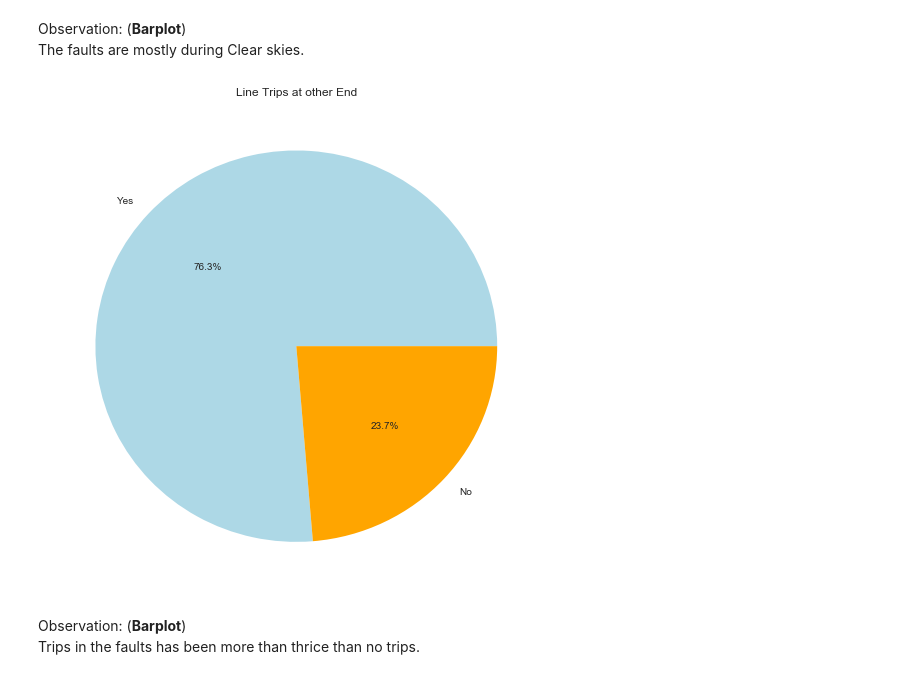
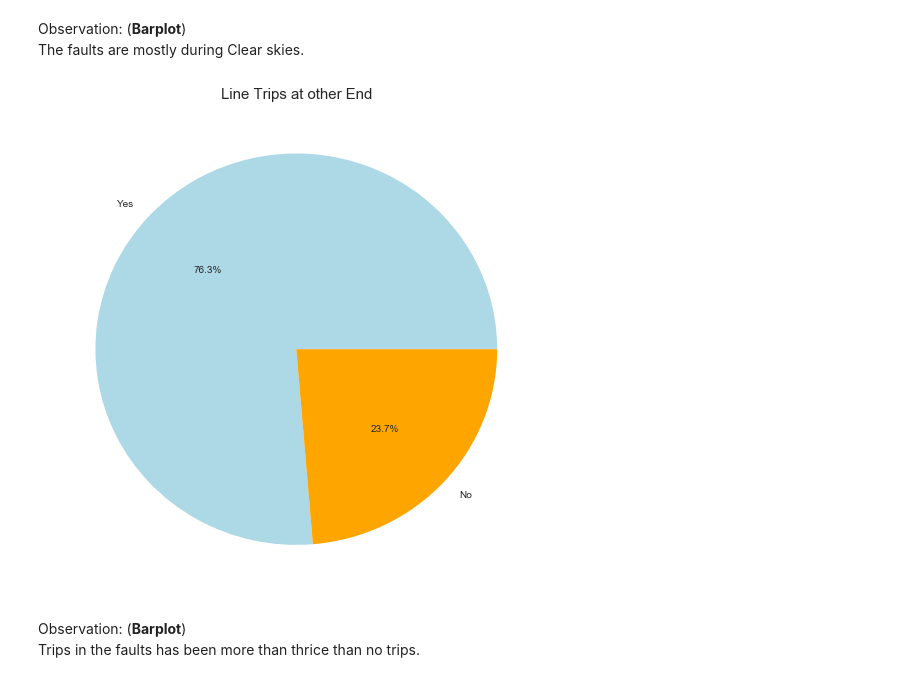
Before and after one commit to hashbanger/Data_Capstone_Mini_Projects, a Jupyter notebook: Electrical Faults/Electrical Failure Analysis.ipynb, the cells around one changed output. Cells and saved outputs as stored; diff of their text form; code cells hidden in the pictures.

```diff
--- a/Electrical Faults/Electrical Failure Analysis.ipynb
+++ b/Electrical Faults/Electrical Failure Analysis.ipynb
@@ -217,12 +218,12 @@ The faults are mostly during Clear skies.
 # %%
 temp = data['line_trip'].value_counts().reset_index()
 
 plt.figure(figsize=(9,9))
 f = plt.pie(x = temp['line_trip'],labels = ['Yes','No'], colors=('lightblue','orange'), autopct= "%1.1f%%")
-plt.title('Line Trips at other End')
+plt.title('Line Trips at other End', fontsize  = 15)
 plt.show()
 # %% [output]
-[figure, old version]
+[figure, new version]
 # %% [markdown]
 Observation: (**Barplot**)
 Trips in the faults has been more than thrice than no trips.
```
Also changed, not shown: parts of 10 cells of this notebook.
